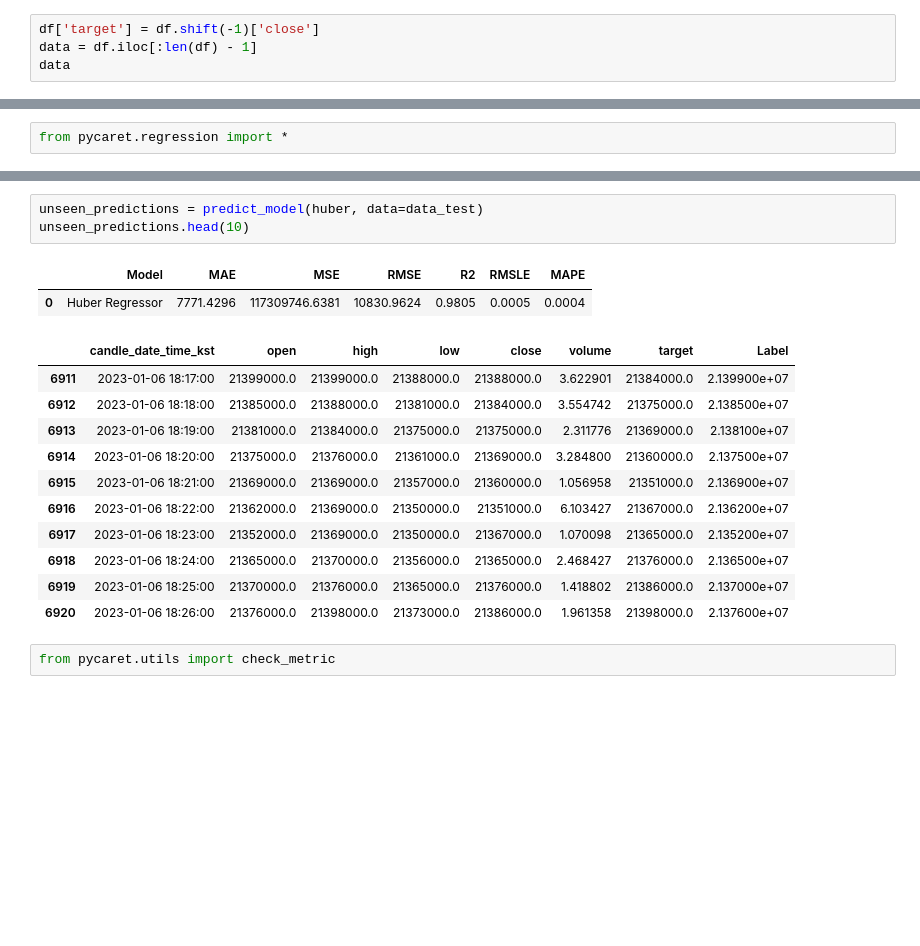
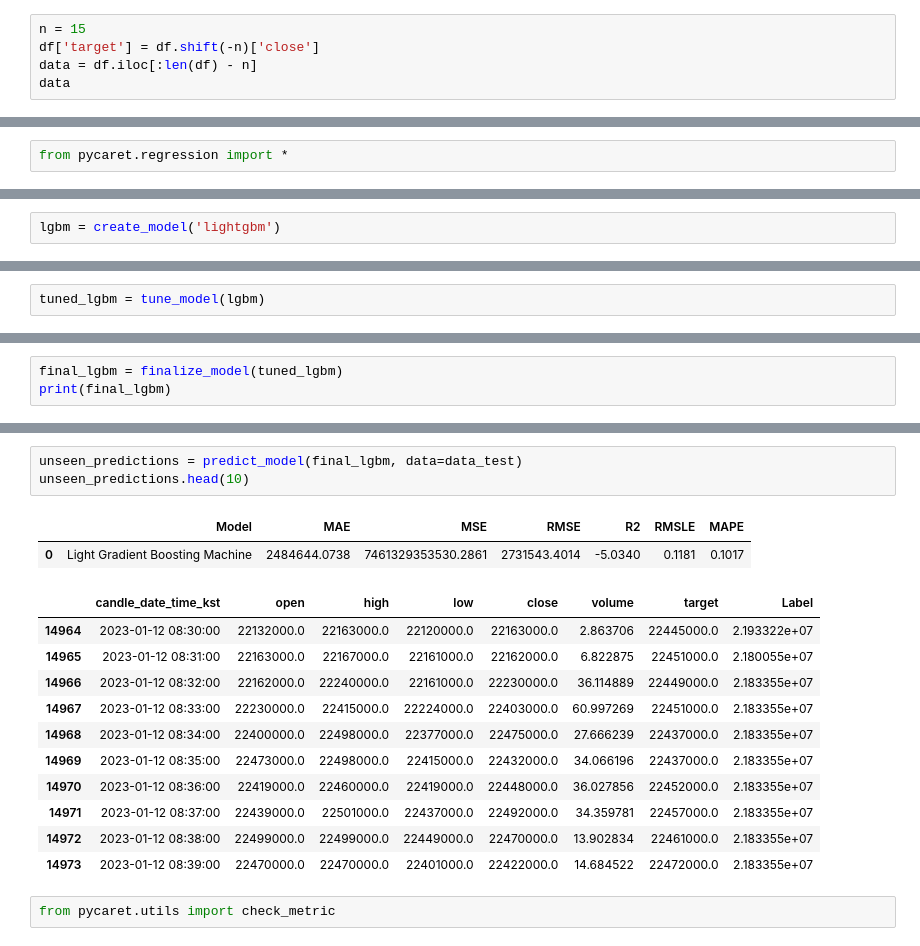
Before and after one commit to lhb0803/DE-study, a Jupyter notebook: modeling/automl.ipynb, the cells around one changed output, grey strips where cells are left out. Drawn from its saved outputs; the diff is of its cells as text; blank space fills up the shorter version.

```diff
--- a/modeling/automl.ipynb
+++ b/modeling/automl.ipynb
@@ -66,6 +74,7 @@ Reading 2023-01-07 00:00:00...
 # %%
-df['target'] = df.shift(-1)['close']
-data = df.iloc[:len(df) - 1]
+n = 15
+df['target'] = df.shift(-n)['close']
+data = df.iloc[:len(df) - n]
 data
 # %% [output]
 |  | candle_date_time_kst | open | high | low | close | volume | target |
@@ -155,0 +148,2 @@ huber = create_model('huber')
+# %%
+lgbm = create_model('lightgbm')
@@ -155,0 +165,2 @@ huber = create_model('huber')
+# %%
+tuned_lgbm = tune_model(lgbm)
@@ -173,0 +194,3 @@ HuberRegressor(alpha=0.0001, epsilon=1.35, fit_intercept=True, max_iter=100,
+# %%
+final_lgbm = finalize_model(tuned_lgbm)
+print(final_lgbm)
@@ -174,20 +215,20 @@ HuberRegressor(alpha=0.0001, epsilon=1.35, fit_intercept=True, max_iter=100,
 # %%
-unseen_predictions = predict_model(huber, data=data_test)
+unseen_predictions = predict_model(final_lgbm, data=data_test)
 unseen_predictions.head(10)
 # %% [output]
 |  | Model | MAE | MSE | RMSE | R2 | RMSLE | MAPE |
-| 0 | Huber Regressor | 7771.4296 | 117309746.6381 | 10830.9624 | 0.9805 | 0.0005 | 0.0004 |
+| 0 | Light Gradient Boosting Machine | 2484644.0738 | 7461329353530.2861 | 2731543.4014 | -5.0340 | 0.1181 | 0.1017 |
 |  | candle_date_time_kst | open | high | low | close | volume | target | Label |
-| 6911 | 2023-01-06 18:17:00 | 21399000.0 | 21399000.0 | 21388000.0 | 21388000.0 | 3.622901 | 21384000.0 | 2.139900e+07 |
-| 6912 | 2023-01-06 18:18:00 | 21385000.0 | 21388000.0 | 21381000.0 | 21384000.0 | 3.554742 | 21375000.0 | 2.138500e+07 |
-| 6913 | 2023-01-06 18:19:00 | 21381000.0 | 21384000.0 | 21375000.0 | 21375000.0 | 2.311776 | 21369000.0 | 2.138100e+07 |
-| 6914 | 2023-01-06 18:20:00 | 21375000.0 | 21376000.0 | 21361000.0 | 21369000.0 | 3.284800 | 21360000.0 | 2.137500e+07 |
-| 6915 | 2023-01-06 18:21:00 | 21369000.0 | 21369000.0 | 21357000.0 | 21360000.0 | 1.056958 | 21351000.0 | 2.136900e+07 |
-| 6916 | 2023-01-06 18:22:00 | 21362000.0 | 21369000.0 | 21350000.0 | 21351000.0 | 6.103427 | 21367000.0 | 2.136200e+07 |
-| 6917 | 2023-01-06 18:23:00 | 21352000.0 | 21369000.0 | 21350000.0 | 21367000.0 | 1.070098 | 21365000.0 | 2.135200e+07 |
-| 6918 | 2023-01-06 18:24:00 | 21365000.0 | 21370000.0 | 21356000.0 | 21365000.0 | 2.468427 | 21376000.0 | 2.136500e+07 |
-| 6919 | 2023-01-06 18:25:00 | 21370000.0 | 21376000.0 | 21365000.0 | 21376000.0 | 1.418802 | 21386000.0 | 2.137000e+07 |
-| 6920 | 2023-01-06 18:26:00 | 21376000.0 | 21398000.0 | 21373000.0 | 21386000.0 | 1.961358 | 21398000.0 | 2.137600e+07 |
+| 14964 | 2023-01-12 08:30:00 | 22132000.0 | 22163000.0 | 22120000.0 | 22163000.0 | 2.863706 | 22445000.0 | 2.193322e+07 |
+| 14965 | 2023-01-12 08:31:00 | 22163000.0 | 22167000.0 | 22161000.0 | 22162000.0 | 6.822875 | 22451000.0 | 2.180055e+07 |
+| 14966 | 2023-01-12 08:32:00 | 22162000.0 | 22240000.0 | 22161000.0 | 22230000.0 | 36.114889 | 22449000.0 | 2.183355e+07 |
+| 14967 | 2023-01-12 08:33:00 | 22230000.0 | 22415000.0 | 22224000.0 | 22403000.0 | 60.997269 | 22451000.0 | 2.183355e+07 |
+| 14968 | 2023-01-12 08:34:00 | 22400000.0 | 22498000.0 | 22377000.0 | 22475000.0 | 27.666239 | 22437000.0 | 2.183355e+07 |
+| 14969 | 2023-01-12 08:35:00 | 22473000.0 | 22498000.0 | 22415000.0 | 22432000.0 | 34.066196 | 22437000.0 | 2.183355e+07 |
+| 14970 | 2023-01-12 08:36:00 | 22419000.0 | 22460000.0 | 22419000.0 | 22448000.0 | 36.027856 | 22452000.0 | 2.183355e+07 |
+| 14971 | 2023-01-12 08:37:00 | 22439000.0 | 22501000.0 | 22437000.0 | 22492000.0 | 34.359781 | 22457000.0 | 2.183355e+07 |
+| 14972 | 2023-01-12 08:38:00 | 22499000.0 | 22499000.0 | 22449000.0 | 22470000.0 | 13.902834 | 22461000.0 | 2.183355e+07 |
+| 14973 | 2023-01-12 08:39:00 | 22470000.0 | 22470000.0 | 22401000.0 | 22422000.0 | 14.684522 | 22472000.0 | 2.183355e+07 |
 # %%
 from pycaret.utils import check_metric
 # %%
```
Also changed, not shown: parts of 16 cells of this notebook.
